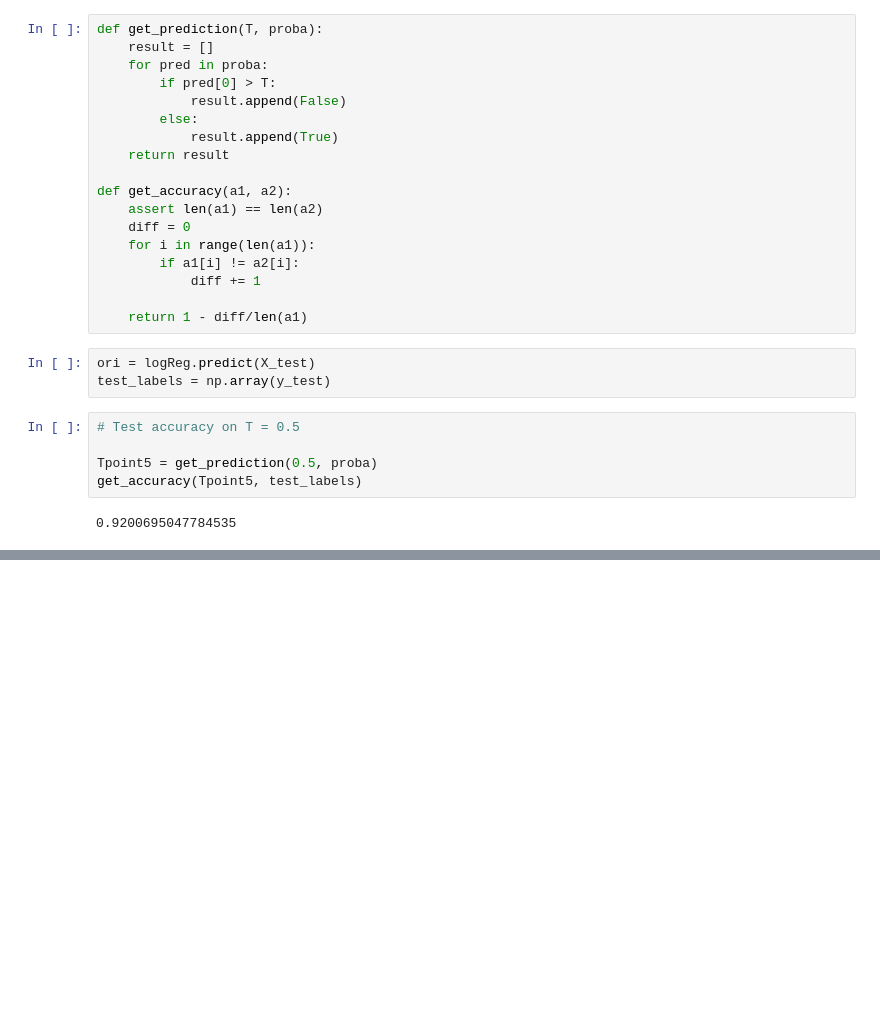
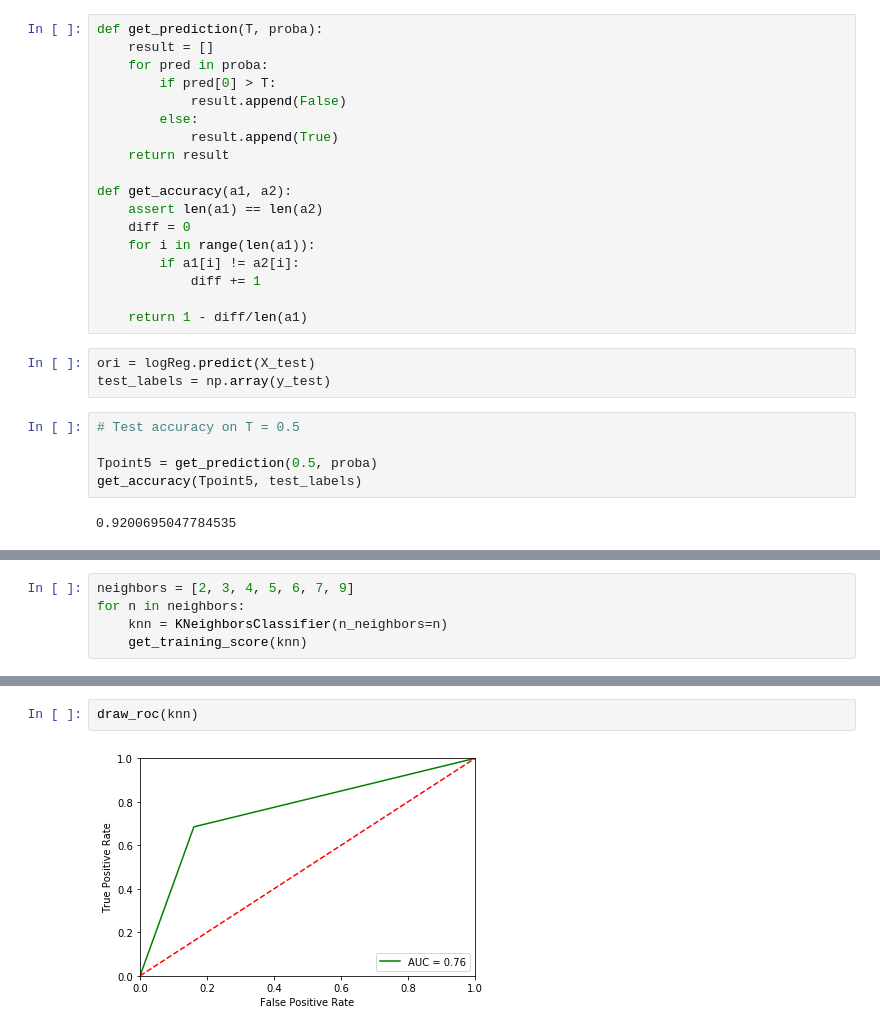
Before and after one commit to hoangpham95/4400, a Jupyter notebook: HW2/HW2.official.ipynb, the cells around one changed output, grey strips where cells are left out. Drawn from its saved outputs; the diff is of its cells as text; blank space fills up the shorter version.

```diff
--- a/HW2/HW2.official.ipynb
+++ b/HW2/HW2.official.ipynb
@@ -165,0 +195,5 @@ plt.plot(thres, acc)
+# %%
+neighbors = [2, 3, 4, 5, 6, 7, 9]
+for n in neighbors:
+    knn = KNeighborsClassifier(n_neighbors=n)
+    get_training_score(knn)
@@ -165,0 +247,4 @@ plt.plot(thres, acc)
+# %%
+draw_roc(knn)
+# %% [output]
+[figure, added]
```
Also changed, not shown: parts of 44 cells of this notebook, 1 other file.
